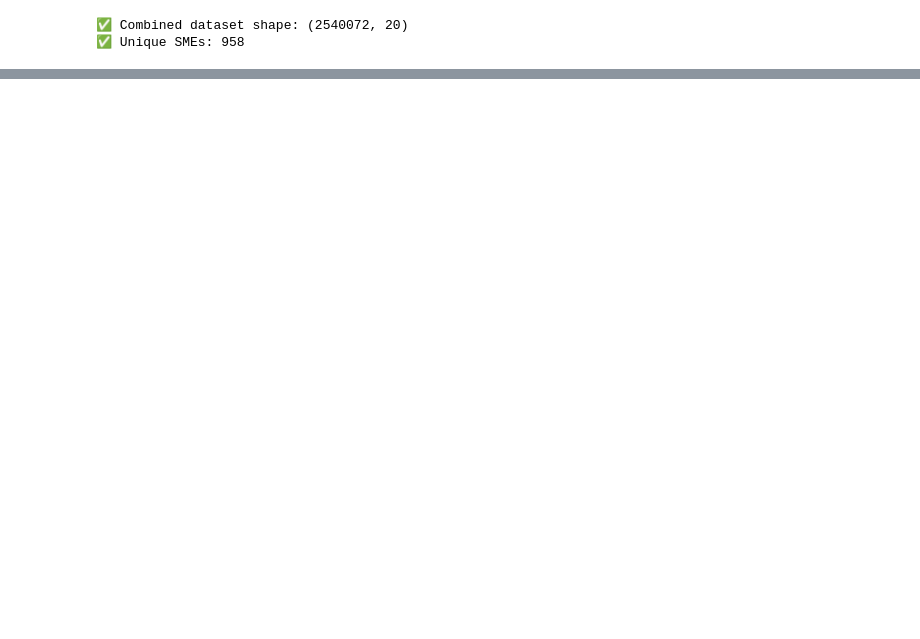
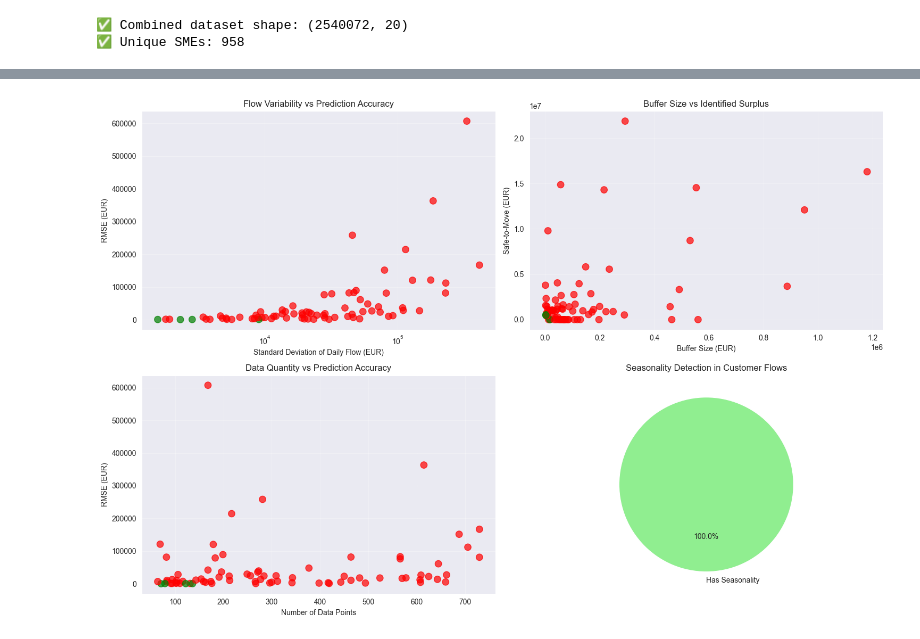
Before and after one commit to marleneibrus/ML-SEB, a Jupyter notebook: Notebooks/project_pre.ipynb, the cells around one changed output, grey strips where cells are left out. Cells and saved outputs as stored; diff of their text form; code cells hidden in the pictures; blank space fills up the shorter version.

```diff
--- a/Notebooks/project_pre.ipynb
+++ b/Notebooks/project_pre.ipynb
@@ -790,2 +945,97 @@ KEY INSIGHTS:
 
 ✅ PROJECT ANALYSIS COMPLETE!
+# %%
+# ========================================
+# 19. Additional Analysis
+# ========================================
+
+if len(results_corrected_grid) > 0:
+    results_df = pd.DataFrame(results_corrected_grid)
+
+    # Additional Analysis: Relationship between flow characteristics and predictability
+    # Create a figure for additional insights
+    fig, axes = plt.subplots(2, 2, figsize=(15, 10))
+
+    # 1. Flow Variability vs RMSE
+    axes[0,0].scatter(results_df['std_daily_flow'], results_df['rmse'],
+                     c=results_df['meets_accuracy_target'].map({True:'green', False:'red'}),
+                     alpha=0.7, s=80)
+    axes[0,0].set_xlabel('Standard Deviation of Daily Flow (EUR)')
+    axes[0,0].set_ylabel('RMSE (EUR)')
+    axes[0,0].set_title('Flow Variability vs Prediction Accuracy')
+    axes[0,0].grid(alpha=0.3)
+    axes[0,0].set_xscale('log')
+
+    # 2. Buffer Size vs Safe-to-Move
+    axes[0,1].scatter(results_df['buffer'], results_df['total_safe_to_move'],
+                     c=results_df['meets_accuracy_target'].map({True:'green', False:'red'}),
+                     alpha=0.7, s=80)
+    axes[0,1].set_xlabel('Buffer Size (EUR)')
+    axes[0,1].set_ylabel('Safe-to-Move (EUR)')
+    axes[0,1].set_title('Buffer Size vs Identified Surplus')
+    axes[0,1].grid(alpha=0.3)
+
+    # 3. Data Points vs RMSE
+    axes[1,0].scatter(results_df['data_points'], results_df['rmse'],
+                     c=results_df['meets_accuracy_target'].map({True:'green', False:'red'}),
+                     alpha=0.7, s=80)
+    axes[1,0].set_xlabel('Number of Data Points')
+    axes[1,0].set_ylabel('RMSE (EUR)')
+    axes[1,0].set_title('Data Quantity vs Prediction Accuracy')
+    axes[1,0].grid(alpha=0.3)
+
+    # 4. SARIMA Parameter Patterns - FIXED PIE CHART
+    if 'sarima_params' in results_df.columns:
+        # Extract seasonal component info
+        seasonal_info = []
+        for params in results_df['sarima_params']:
+            if params and len(params) > 1:
+                seasonal_order = params[1]
+                seasonal_info.append({
+                    'has_seasonality': seasonal_order[3] > 1,
+                    'seasonal_period': seasonal_order[3]
+                })
+
+        if seasonal_info:
+            seasonal_df = pd.DataFrame(seasonal_info)
+            seasonal_counts = seasonal_df['has_seasonality'].value_counts()
+
+            # Dynamic labels based on available categories
+            labels = []
+            colors = []
+            sizes = []
+
+            if True in seasonal_counts.index:
+                labels.append('Has Seasonality')
+                sizes.append(seasonal_counts[True])
+                colors.append('lightgreen')
+
+            if False in seasonal_counts.index:
+                labels.append('No Seasonality')
+                sizes.append(seasonal_counts[False])
+                colors.append('lightcoral')
+
+            if labels:  # Only create pie chart if we have data
+                axes[1,1].pie(sizes, labels=labels, autopct='%1.1f%%',
+                             colors=colors, startangle=90)
+                axes[1,1].set_title('Seasonality Detection in Customer Flows')
+            else:
+                axes[1,1].text(0.5, 0.5, 'No seasonal data',
+                              horizontalalignment='center', verticalalignment='center',
+                              transform=axes[1,1].transAxes)
+                axes[1,1].set_title('Seasonality Detection (No Data)')
+        else:
+            axes[1,1].text(0.5, 0.5, 'No seasonal parameters found',
+                          horizontalalignment='center', verticalalignment='center',
+                          transform=axes[1,1].transAxes)
+            axes[1,1].set_title('Seasonality Detection (No Data)')
+    else:
+        axes[1,1].text(0.5, 0.5, 'SARIMA parameters not available',
+                      horizontalalignment='center', verticalalignment='center',
+                      transform=axes[1,1].transAxes)
+        axes[1,1].set_title('Seasonality Detection (No Data)')
+
+    plt.tight_layout()
+    plt.show()
+# %% [output]
+[figure, added]
```
Also changed, not shown: parts of 21 cells of this notebook.
